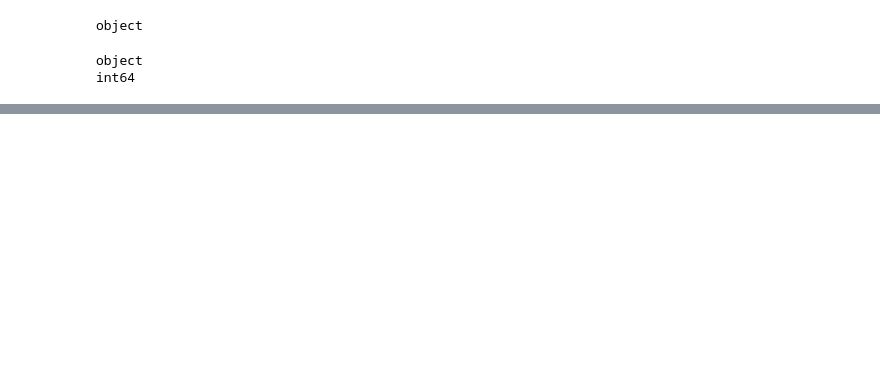
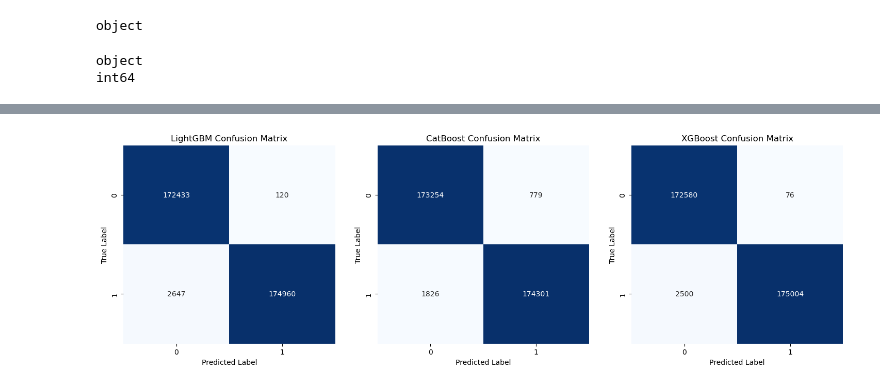
Before and after one commit to Femiux/Predictive_Maintenance, a Jupyter notebook: models/MY_MODEL.ipynb, the cells around one changed output, grey strips where cells are left out. Cells and saved outputs as stored; diff of their text form; code cells hidden in the pictures; blank space fills up the shorter version.

```diff
--- a/models/MY_MODEL.ipynb
+++ b/models/MY_MODEL.ipynb
@@ -767,0 +905,10 @@ telemetry_features_72h = create_agg_features(telemetry.copy(), '72h', agg_funcs)
+# %%
+# Define the resampling strategy
+smote = SMOTE(random_state=42)
+
+# Fit and resample the training data
+X_train_resampled, y_train_resampled = smote.fit_resample(X_train, y_train)
+
+# Check the new class distribution
+print("Class distribution after SMOTE:")
+print(pd.Series(y_train_resampled).value_counts())
@@ -767,0 +1062,22 @@ telemetry_features_72h = create_agg_features(telemetry.copy(), '72h', agg_funcs)
+# %%
+import seaborn as sns
+from sklearn.metrics import confusion_matrix
+
+# Confusion matrices for the models
+conf_matrices = {
+    'LightGBM': [[172433, 120], [2647, 174960]],
+    'CatBoost': [[173254, 779], [1826, 174301]],
+    'XGBoost': [[172580, 76], [2500, 175004]]
+}
+
+fig, axes = plt.subplots(1, 3, figsize=(18, 5))
+
+for ax, (model, cm) in zip(axes, conf_matrices.items()):
+    sns.heatmap(cm, annot=True, fmt='d', cmap='Blues', ax=ax, cbar=False)
+    ax.set_title(f'{model} Confusion Matrix')
+    ax.set_xlabel('Predicted Label')
+    ax.set_ylabel('True Label')
+
+plt.show()
+# %% [output]
+[figure, added]
```
Also changed, not shown: parts of 35 cells of this notebook, 7 other files.
